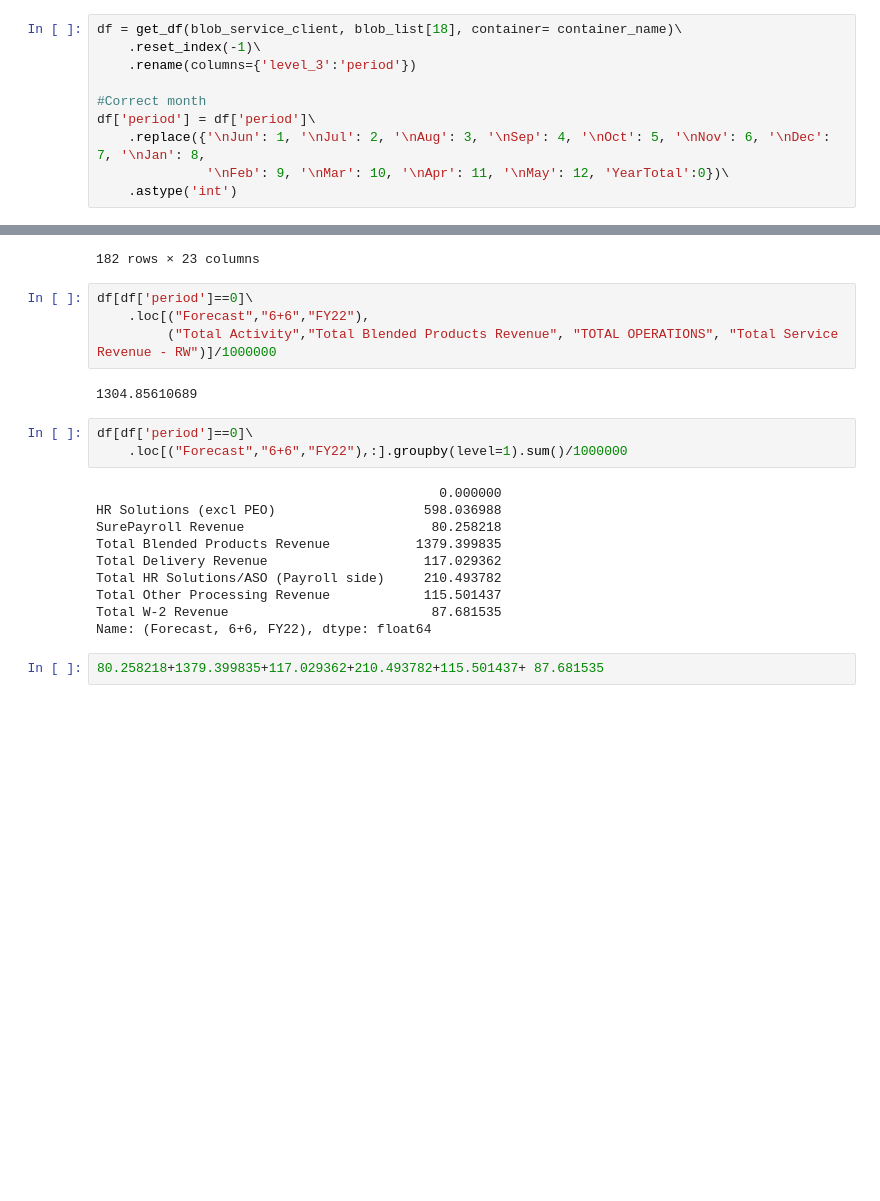
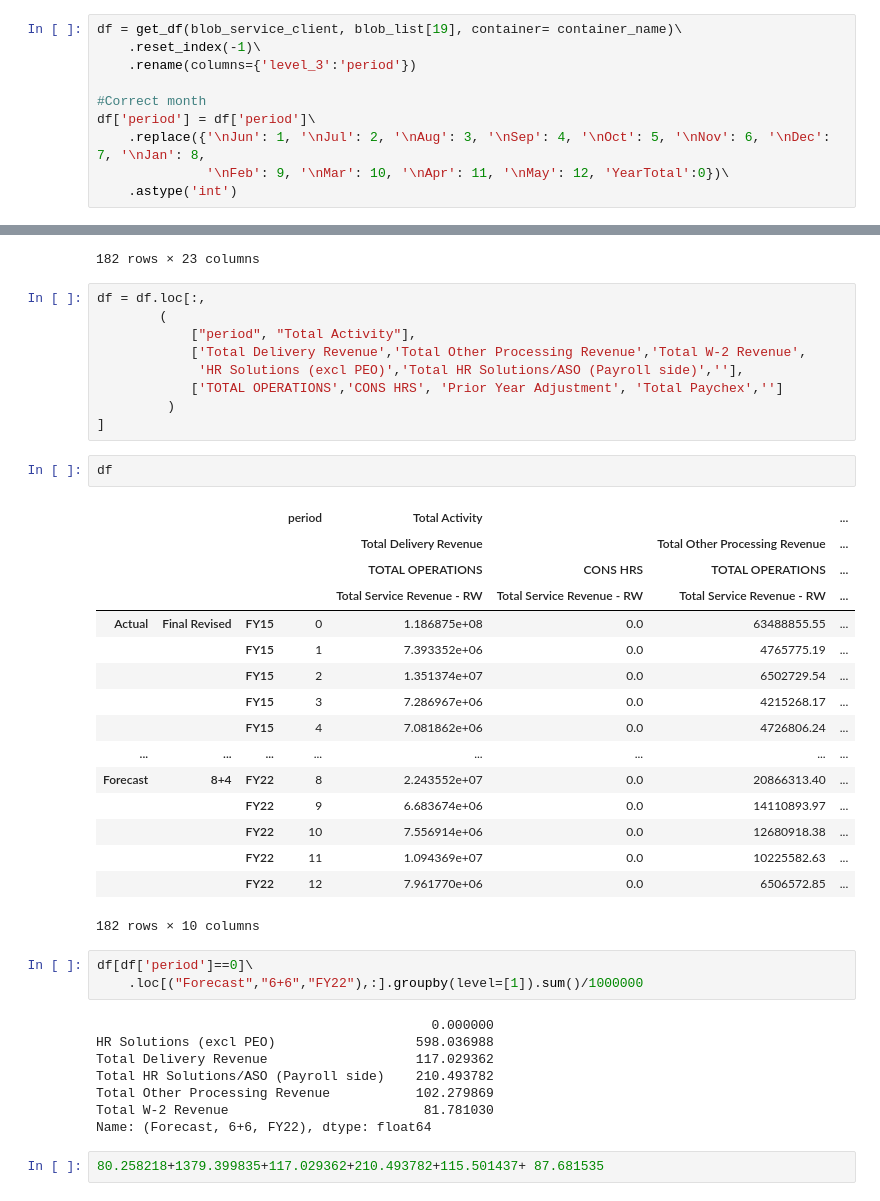
Before and after one commit to jluisjm/Paychex_revenue_forecast, a Jupyter notebook: clean_data.ipynb, the cells around one changed output, grey strips where cells are left out. Saved outputs shown, nothing was run; the diff lists cells and outputs as text; blank space fills up the shorter version.

```diff
--- a/clean_data.ipynb
+++ b/clean_data.ipynb
@@ -363,5 +428,5 @@ df[(df['period']<=3)&(df['period']>=1)]\
 # %%
-df = get_df(blob_service_client, blob_list[18], container= container_name)\
+df = get_df(blob_service_client, blob_list[19], container= container_name)\
     .reset_index(-1)\
     .rename(columns={'level_3':'period'})
 
@@ -389,25 +454,45 @@ df
 |  |  | FY22 | 11 | 1.006085e+08 | 1406579.87 | 0.0 | ... |
 |  |  | FY22 | 12 | 1.066607e+08 | 1503605.89 | 0.0 | ... |
 182 rows × 23 columns
+# %%
+df = df.loc[:,
+        (
+            ["period", "Total Activity"],
+            ['Total Delivery Revenue','Total Other Processing Revenue','Total W-2 Revenue',
+             'HR Solutions (excl PEO)','Total HR Solutions/ASO (Payroll side)',''],
+            ['TOTAL OPERATIONS','CONS HRS', 'Prior Year Adjustment', 'Total Paychex','']
+         )
+]
+# %%
+df
+# %% [output]
+|  |  |  | period | Total Activity |  |  | ... |
+|  |  |  |  | Total Delivery Revenue |  | Total Other Processing Revenue | ... |
+|  |  |  |  | TOTAL OPERATIONS | CONS HRS | TOTAL OPERATIONS | ... |
+|  |  |  |  | Total Service Revenue - RW | Total Service Revenue - RW | Total Service Revenue - RW | ... |
+| Actual | Final Revised | FY15 | 0 | 1.186875e+08 | 0.0 | 63488855.55 | ... |
+|  |  | FY15 | 1 | 7.393352e+06 | 0.0 | 4765775.19 | ... |
+|  |  | FY15 | 2 | 1.351374e+07 | 0.0 | 6502729.54 | ... |
+|  |  | FY15 | 3 | 7.286967e+06 | 0.0 | 4215268.17 | ... |
+|  |  | FY15 | 4 | 7.081862e+06 | 0.0 | 4726806.24 | ... |
+| ... | ... | ... | ... | ... | ... | ... | ... |
+| Forecast | 8+4 | FY22 | 8 | 2.243552e+07 | 0.0 | 20866313.40 | ... |
+|  |  | FY22 | 9 | 6.683674e+06 | 0.0 | 14110893.97 | ... |
+|  |  | FY22 | 10 | 7.556914e+06 | 0.0 | 12680918.38 | ... |
+|  |  | FY22 | 11 | 1.094369e+07 | 0.0 | 10225582.63 | ... |
+|  |  | FY22 | 12 | 7.961770e+06 | 0.0 | 6506572.85 | ... |
+182 rows × 10 columns
 # %%
 df[df['period']==0]\
-    .loc[("Forecast","6+6","FY22"),
-         ("Total Activity","Total Blended Products Revenue", "TOTAL OPERATIONS", "Total Service Revenue - RW")]/1000000
+    .loc[("Forecast","6+6","FY22"),:].groupby(level=[1]).sum()/1000000
 # %% [output]
-1304.85610689
+                                           0.000000
+HR Solutions (excl PEO)                  598.036988
+Total Delivery Revenue                   117.029362
+Total HR Solutions/ASO (Payroll side)    210.493782
+Total Other Processing Revenue           102.279869
+Total W-2 Revenue                         81.781030
+Name: (Forecast, 6+6, FY22), dtype: float64
-# %%
-df[df['period']==0]\
-    .loc[("Forecast","6+6","FY22"),:].groupby(level=1).sum()/1000000
-# %% [output]
-                                            0.000000
-HR Solutions (excl PEO)                   598.036988
-SurePayroll Revenue                        80.258218
-Total Blended Products Revenue           1379.399835
-Total Delivery Revenue                    117.029362
-Total HR Solutions/ASO (Payroll side)     210.493782
-Total Other Processing Revenue            115.501437
-Total W-2 Revenue                          87.681535
-Name: (Forecast, 6+6, FY22), dtype: float64
 # %%
 80.258218+1379.399835+117.029362+210.493782+115.501437+ 87.681535
 # %% [output]
```
Also changed, not shown: parts of 15 cells of this notebook, 3 other files.
